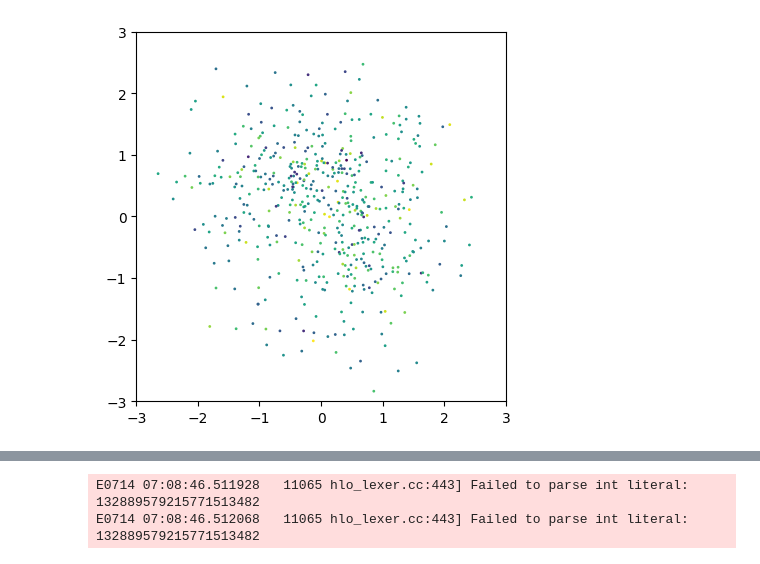
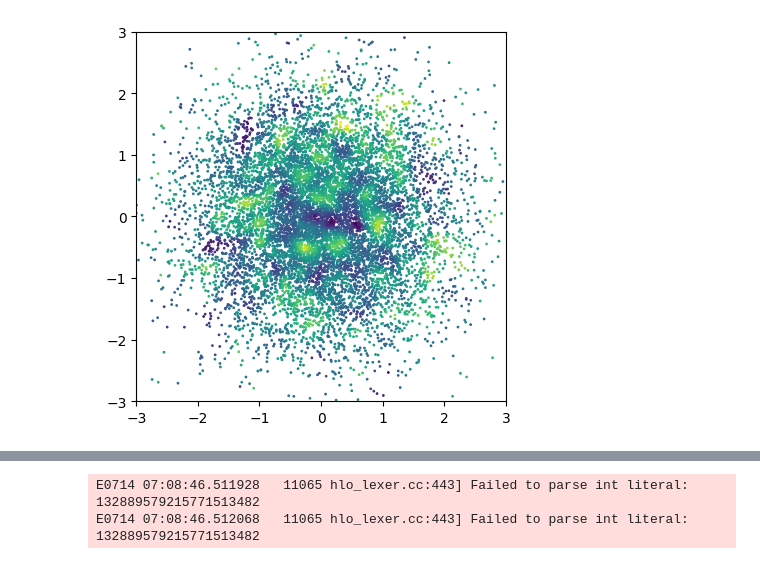
Before and after one commit to stanford-ism/graphgp, a Jupyter notebook: old/spiral.ipynb, the cells around one changed output, grey strips where cells are left out. Saved outputs shown, nothing was run; the diff lists cells and outputs as text; code cells hidden in the pictures.

```diff
--- a/old/spiral.ipynb
+++ b/old/spiral.ipynb
@@ -13,23 +13,24 @@ key = jr.key(321)
 # %%
 import jax
 import jax.numpy as jnp
 import jax.random as jr
 import hugegp as hg
 import matplotlib.pyplot as plt
 
 key = jr.key(321)
 key, k1, k2 = jr.split(key, 3)
 points = jr.normal(k1, (10_000, 2))
 xi = jr.normal(k2, (10_000,))
-covariance = hg.matern_cov_discretized(1e-3, 10, 100)
-graph = hg.build_lazy_graph(points, n_initial=100, k=8)
-values = hg.generate(graph, covariance, xi, cuda=True)
+covariance = gp.matern_cov
+offsets = gp.make_offsets(len(points), 1000, 1.3)
+points, neighbors, indices = gp.build_jax_graph(points, offsets=offsets, k=20, cuda=True)
+values = gp.generate(points, neighbors, offsets, covariance, xi)
 
 plt.scatter(*points.T, c=values, s=1, cmap='viridis')
 plt.gca().set(aspect='equal', xlim=(-3, 3), ylim=(-3, 3))
 plt.show()
 # %% [output]
-[figure, old version]
+[figure, new version]
 # %%
 def log_spiral_points(noise, a=1, k=0.2, width=0.5, theta_max=16 * jnp.pi):
     theta = jnp.linspace(0, theta_max, len(noise))
```
Also changed, not shown: parts of 3 cells of this notebook, 17 other files.
